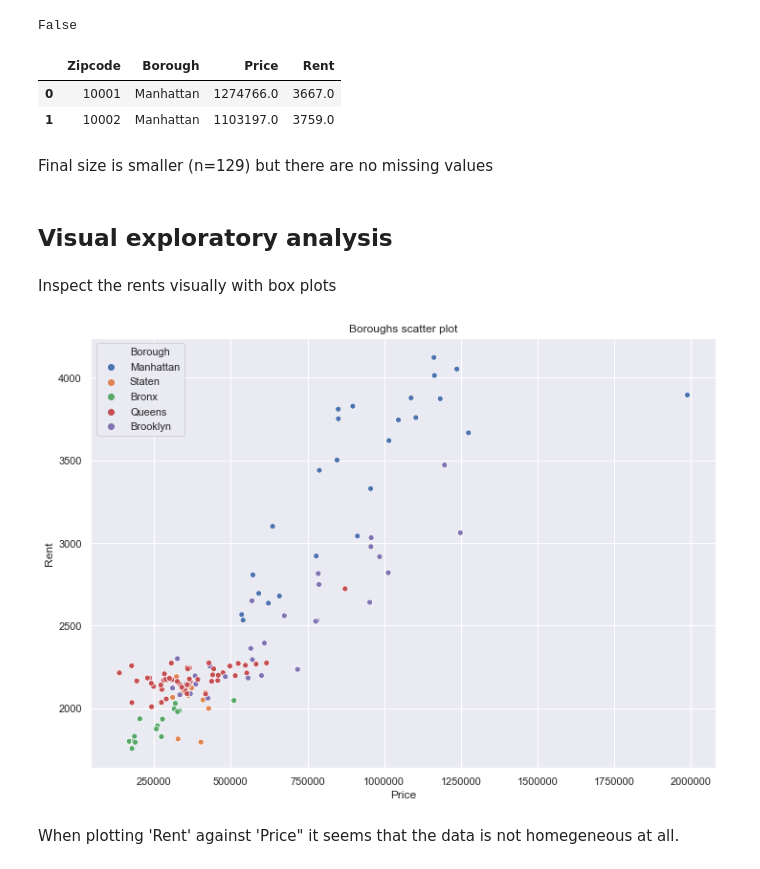
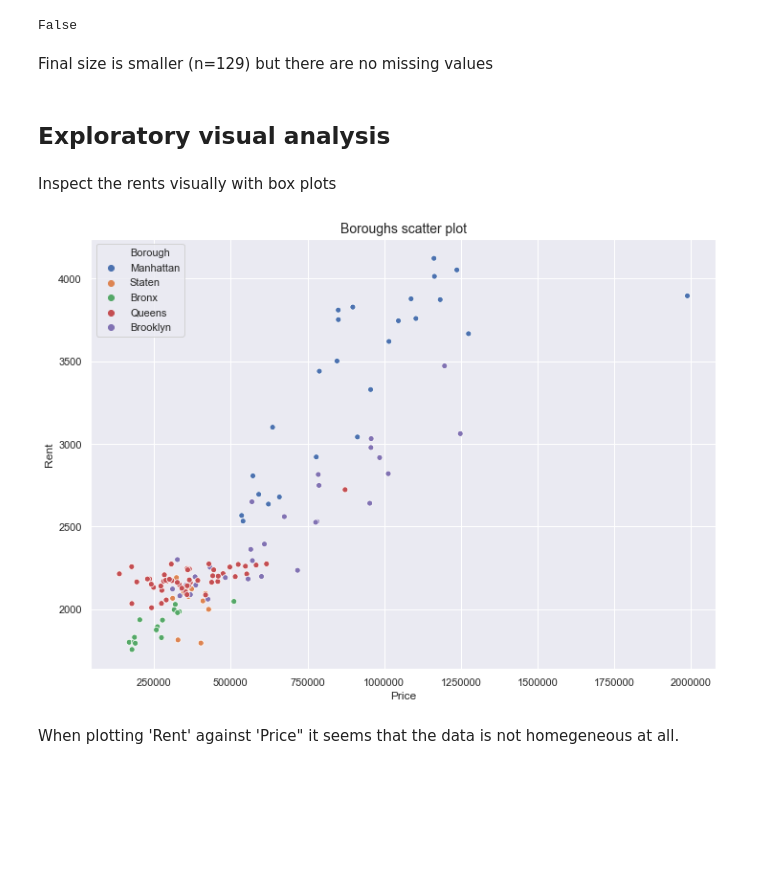
Before and after one commit to allaccountstaken/predicting_urban_home_values, a Jupyter notebook: Predicting Home Values Using Venues.ipynb, the cells around one changed output. Cells and saved outputs as stored; diff of their text form; code cells hidden in the pictures; blank space fills up the shorter version.

```diff
--- a/Predicting Home Values Using Venues.ipynb
+++ b/Predicting Home Values Using Venues.ipynb
@@ -183,25 +160,19 @@ df_nyc_prices_rents.shape
 df_nyc_prices_rents['Rent'].isna().values.any()
 # %% [output]
 False
-# %%
-df_nyc_prices_rents.head(2)
-# %% [output]
-|  | Zipcode | Borough | Price | Rent |
-| 0 | 10001 | Manhattan | 1274766.0 | 3667.0 |
-| 1 | 10002 | Manhattan | 1103197.0 | 3759.0 |
 # %% [markdown]
 Final size is smaller (n=129) but there are no missing values
 # %% [markdown]
-## Visual exploratory analysis
+## Exploratory visual analysis
 # %% [markdown]
 Inspect the rents visually with box plots
 # %%
 sns.scatterplot(x='Price', y='Rent', data=df_nyc_prices_rents, hue = 'Borough')
 plt.gcf().set_size_inches(11.7, 8.27)
-plt.title("Boroughs scatter plot")
+plt.title("Boroughs scatter plot", fontsize=14)
 plt.show()
 # %% [output]
-[figure, old version]
+[figure, new version]
 # %% [markdown]
 When plotting 'Rent' against 'Price" it seems that the data is not homegeneous at all.
 # %%
```
Also changed, not shown: parts of 29 cells of this notebook, 12 other files.
